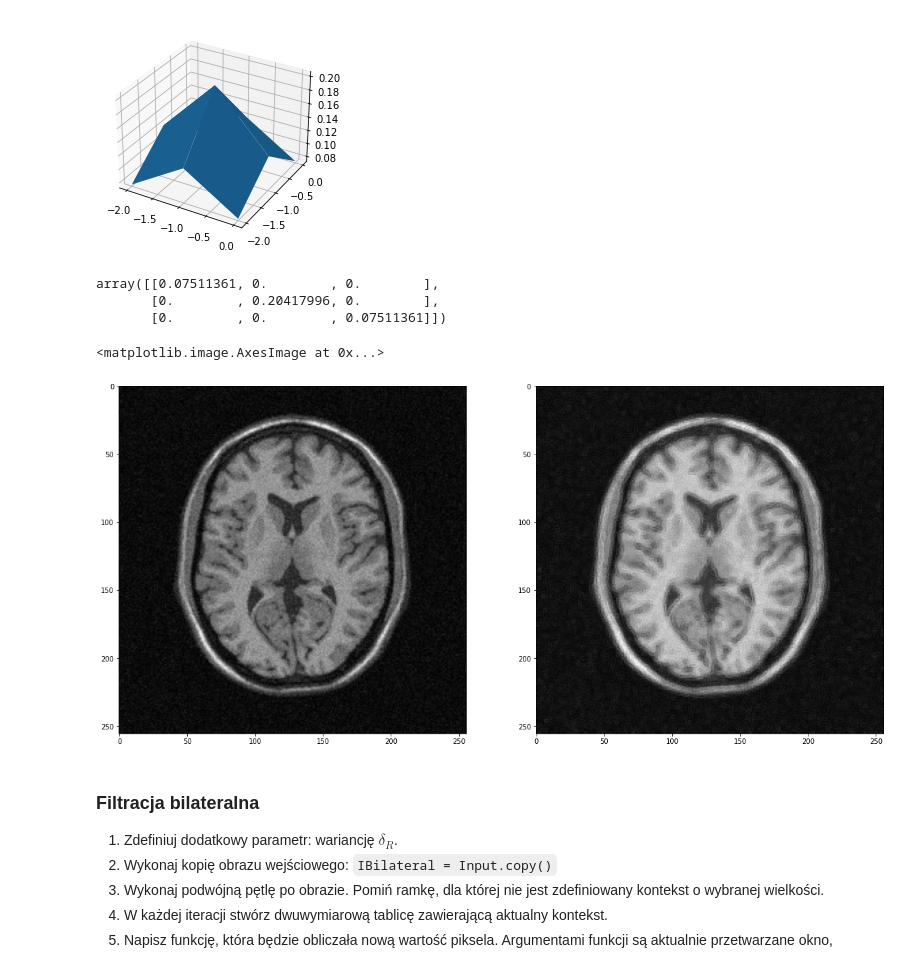
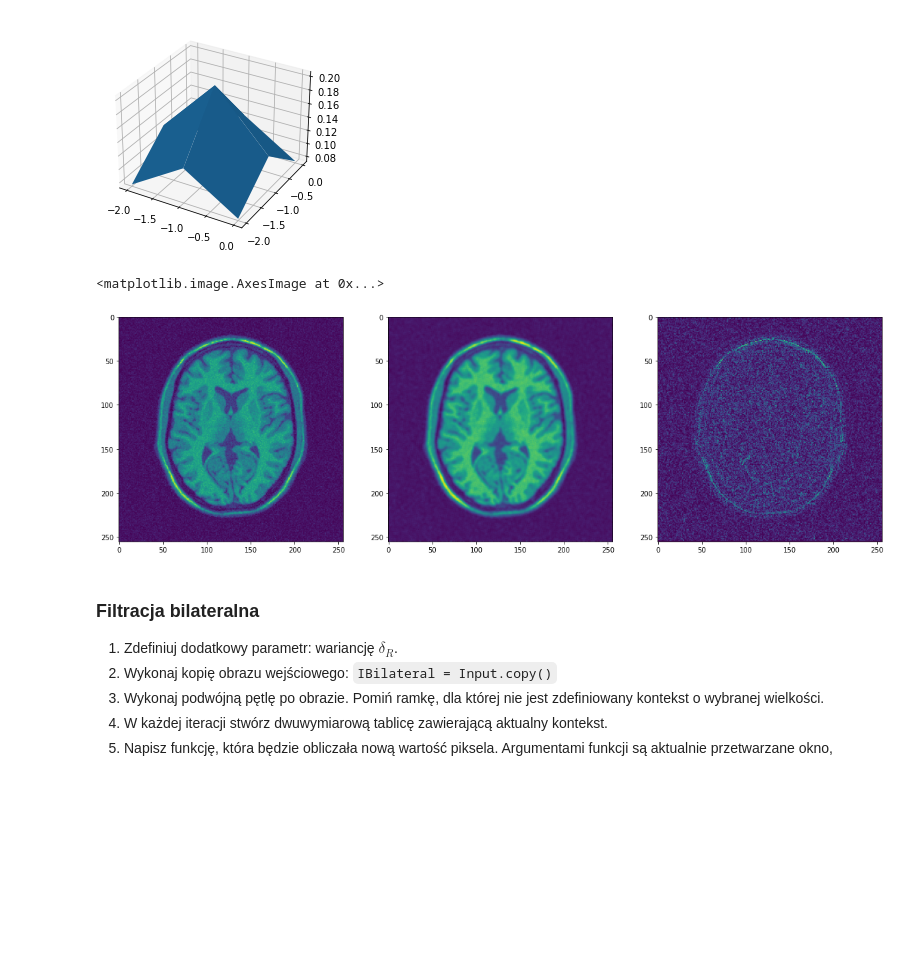
Before and after one commit to prz-ziaja/sem5, a Jupyter notebook: poc/lab07/07_bilateral.ipynb, the cells around one changed output. Drawn from its saved outputs; the diff is of its cells as text; code cells hidden in the pictures; blank space fills up the shorter version.

```diff
--- a/poc/lab07/07_bilateral.ipynb
+++ b/poc/lab07/07_bilateral.ipynb
@@ -113,9 +113,9 @@ def psi(frame,sigma):
 
 def conv_classical(frame,sigma_s):
     m,n=frame.shape
-    m = m//2
-    n = n//2
-    psi_frame = psi(np.sqrt(np.square(frame-frame[m,n])),sigma_s)
+    to_norm = np.mgrid[1:4,1:4]-np.reshape(np.array([2,2]),(2,1,-1))
+    norm = np.sqrt(np.square(to_norm).sum(axis=0))
+    psi_frame = psi(norm,sigma_s)
     w_n = psi_frame.sum()
     return (psi_frame*frame).sum()/w_n
 
@@ -126,12 +126,6 @@ gaussina_output = fgaussian(win_size,sigma_s)
 mesh(gaussina_output,win_size)
 # %% [output]
 [figure]
-# %%
-psi(np.eye(3),1)
-# %% [output]
-array([[0.07511361, 0.        , 0.        ],
-       [0.        , 0.20417996, 0.        ],
-       [0.        , 0.        , 0.07511361]])
 # %%
 Input = mat['I_noisy1']
 IConv = Input.copy()
@@ -142,13 +136,14 @@ for m in range(half_win_size,IConv.shape[0]-half_win_size):
                       n-half_win_size:n+half_win_size+1]
         IConv[m,n] = conv_classical(frame,sigma_s)
 # %%
-fig, axs = plt.subplots(1,2)
+fig, axs = plt.subplots(1,3)
 fig.set_size_inches(20,10)
-axs[0].imshow(Input,'gray')
-axs[1].imshow(IConv,'gray')
+axs[0].imshow(Input)
+axs[1].imshow(IConv)
+axs[2].imshow(np.abs(Input-IConv))
 # %% [output]
 <matplotlib.image.AxesImage at 0x...>
-[figure, old version]
+[figure, new version]
 # %% [markdown]
 ### Filtracja bilateralna
 
```
Also changed, not shown: parts of 4 cells of this notebook.
